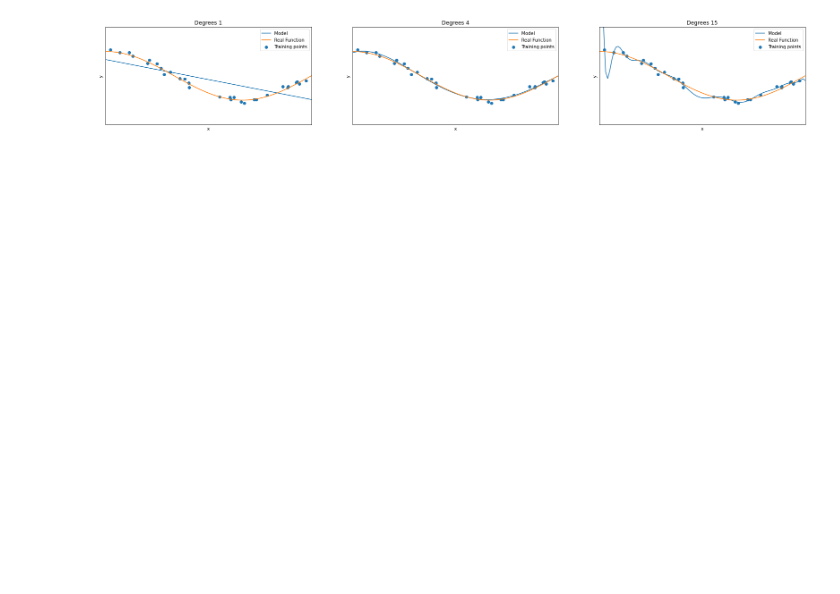
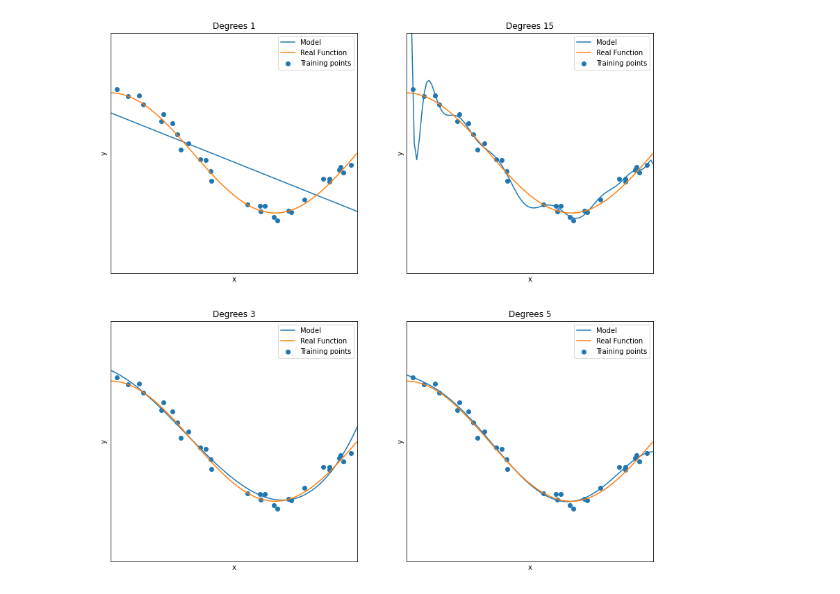
Before and after one commit to lmcanavals/dm, a Jupyter notebook: 20202/da_20202_0601_overfitting.ipynb, the cells around one changed output. Cells and saved outputs as stored; diff of their text form; code cells hidden in the pictures; blank space fills up the shorter version.

```diff
--- a/20202/da_20202_0601_overfitting.ipynb
+++ b/20202/da_20202_0601_overfitting.ipynb
@@ -10,34 +10,34 @@ from sklearn.linear_model import LinearRegression
 np.random.seed(1981)
 
 n_samples = 30
-degrees = [1, 4, 15]
+degrees = [1, 15, 3, 5]
 
 true_fun = lambda X: np.cos(1.5 * np.pi * X)
 X = np.sort(np.random.rand(n_samples))
 y = true_fun(X) + np.random.randn(n_samples)*0.1
 # %%
-plt.figure(figsize=(28, 4))
+plt.figure(figsize=(14, 14))
 for i in range(len(degrees)):
     ax = plt.subplot(2, 2, i + 1)
     plt.setp(ax, xticks=(), yticks=())
 
     polynomial_features = PolynomialFeatures(degree=degrees[i], include_bias=False)
     linear_regression = LinearRegression()
     pipeline = Pipeline([("polynomial_features", polynomial_features),
                          ("linear_regression", linear_regression)])
     pipeline.fit(X[:, np.newaxis], y)
 
     X_test = np.linspace(0, 1, 100)
     plt.plot(X_test, pipeline.predict(X_test[:, np.newaxis]), label="Model")
     plt.plot(X_test, true_fun(X_test), label="Real Function")
     plt.scatter(X, y, label="Training points")
     plt.xlabel("x")
     plt.ylabel("y")
     plt.xlim((0, 1))
     plt.ylim((-2, 2))
     plt.legend(loc="best")
     plt.title("Degrees %d"%(degrees[i]))
 
 plt.show()
 # %% [output]
-[figure, old version]
+[figure, new version]
```
